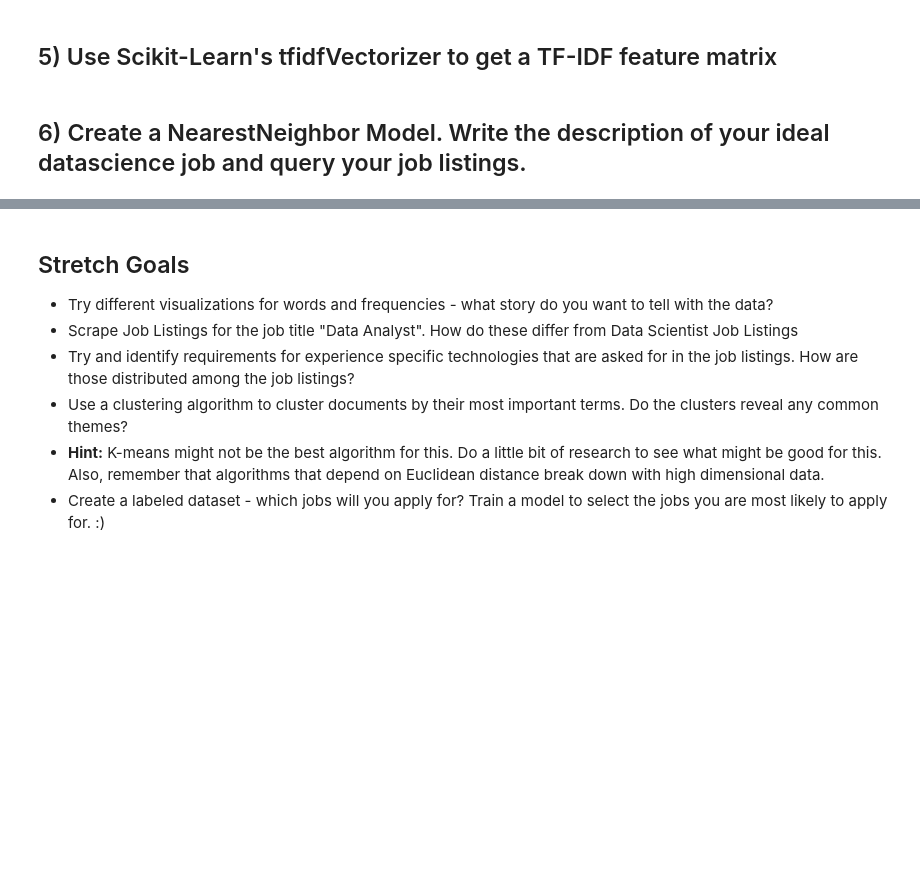
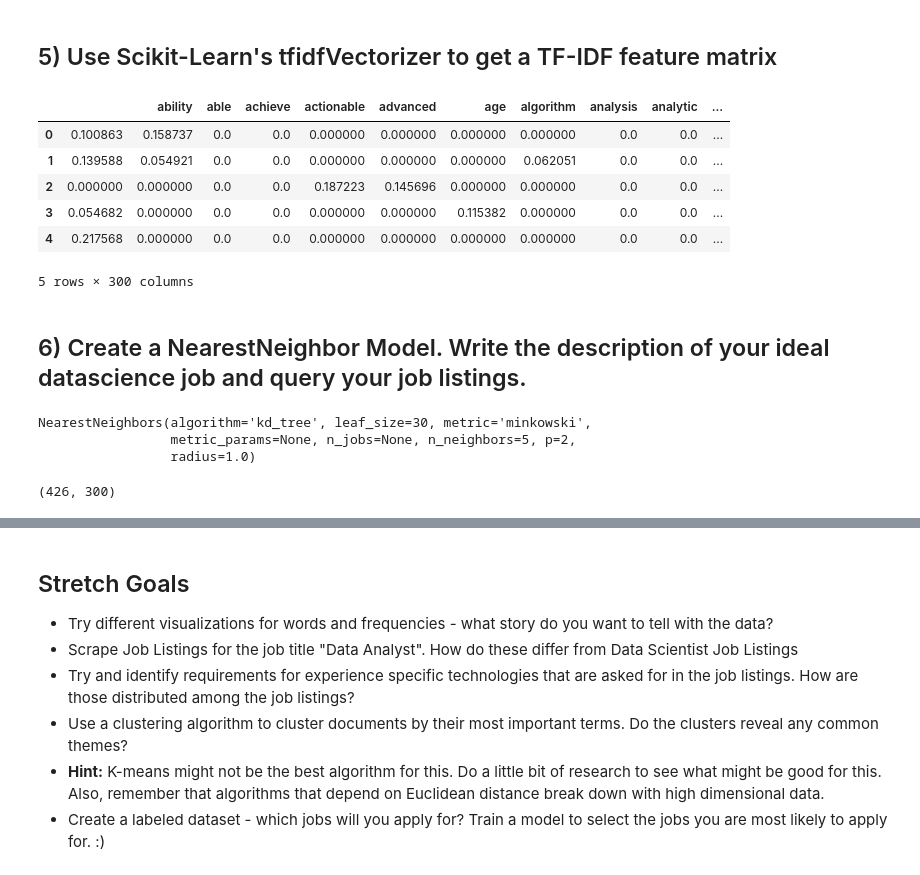
Before and after one commit to term1830/DS-Unit-4-Sprint-1-NLP, a Jupyter notebook: module2-vector-representations/LS_DS_412_Vector_Representations_Assignment.ipynb, the cells around one changed output, grey strips where cells are left out. Drawn from its saved outputs; the diff is of its cells as text; code cells hidden in the pictures; blank space fills up the shorter version.

```diff
--- a/module2-vector-representations/LS_DS_412_Vector_Representations_Assignment.ipynb
+++ b/module2-vector-representations/LS_DS_412_Vector_Representations_Assignment.ipynb
@@ -162,2 +219,15 @@ raise Exception("\nThis task is not complete. \nReplace this line with your code
+# %%
+tfidf = TfidfVectorizer(tokenizer=get_lemmas, max_features=300)
+dtm2 = tfidf.fit_transform(df['description'])
+dtm2 = pd.DataFrame(dtm2.todense(), columns=tfidf.get_feature_names())
+dtm2.head()
+# %% [output]
+|  |  | ability | able | achieve | actionable | advanced | age | algorithm | analysis | analytic | ... |
+| 0 | 0.100863 | 0.158737 | 0.0 | 0.0 | 0.000000 | 0.000000 | 0.000000 | 0.000000 | 0.0 | 0.0 | ... |
+| 1 | 0.139588 | 0.054921 | 0.0 | 0.0 | 0.000000 | 0.000000 | 0.000000 | 0.062051 | 0.0 | 0.0 | ... |
+| 2 | 0.000000 | 0.000000 | 0.0 | 0.0 | 0.187223 | 0.145696 | 0.000000 | 0.000000 | 0.0 | 0.0 | ... |
+| 3 | 0.054682 | 0.000000 | 0.0 | 0.0 | 0.000000 | 0.000000 | 0.115382 | 0.000000 | 0.0 | 0.0 | ... |
+| 4 | 0.217568 | 0.000000 | 0.0 | 0.0 | 0.000000 | 0.000000 | 0.000000 | 0.000000 | 0.0 | 0.0 | ... |
+5 rows × 300 columns
 # %% [markdown]
 ## 6) Create a NearestNeighbor Model. Write the description of your ideal datascience job and query your job listings.
@@ -166,0 +234,14 @@ raise Exception("\nThis task is not complete. \nReplace this line with your code
+# %%
+from sklearn.neighbors import NearestNeighbors
+
+# Fit on DTM
+nn = NearestNeighbors(n_neighbors=5, algorithm='kd_tree')
+nn.fit(dtm2)
+# %% [output]
+NearestNeighbors(algorithm='kd_tree', leaf_size=30, metric='minkowski',
+                 metric_params=None, n_jobs=None, n_neighbors=5, p=2,
+                 radius=1.0)
+# %%
+dtm2.shape
+# %% [output]
+(426, 300)
```
Also changed, not shown: parts of 12 cells of this notebook.
